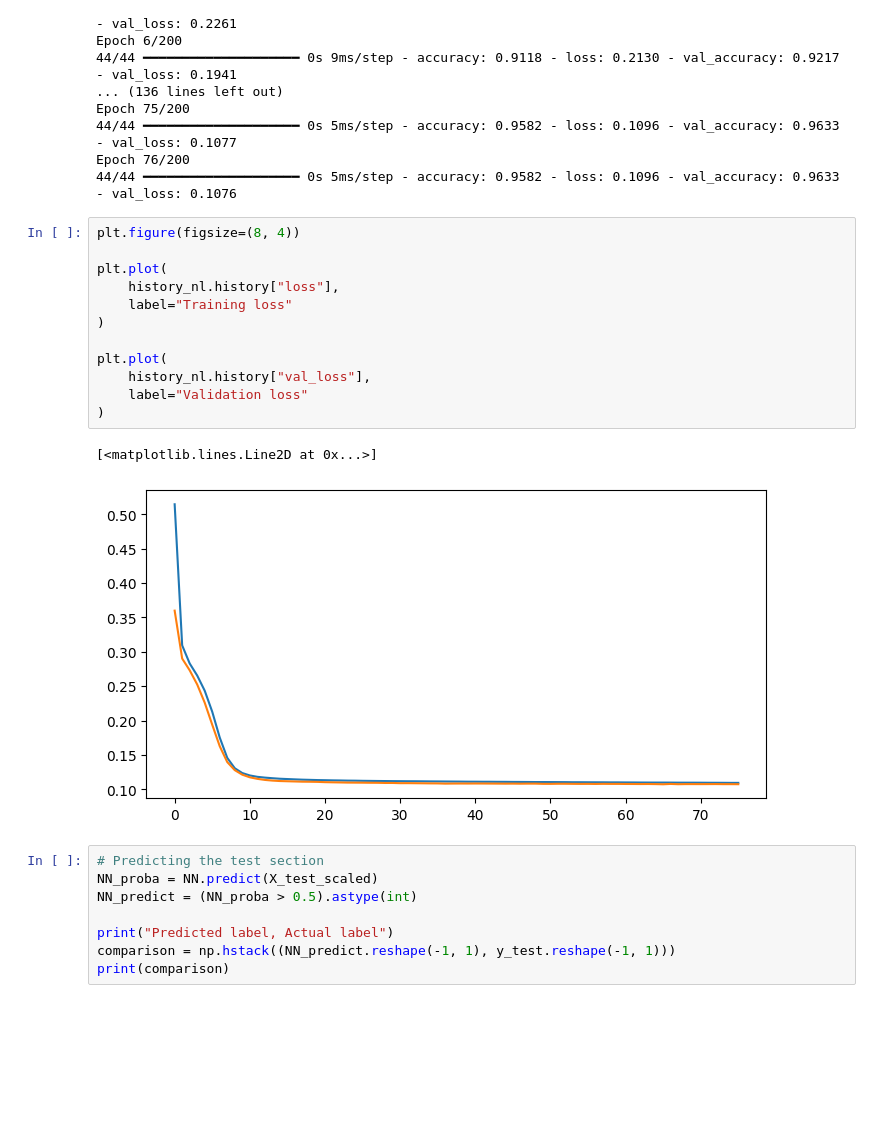
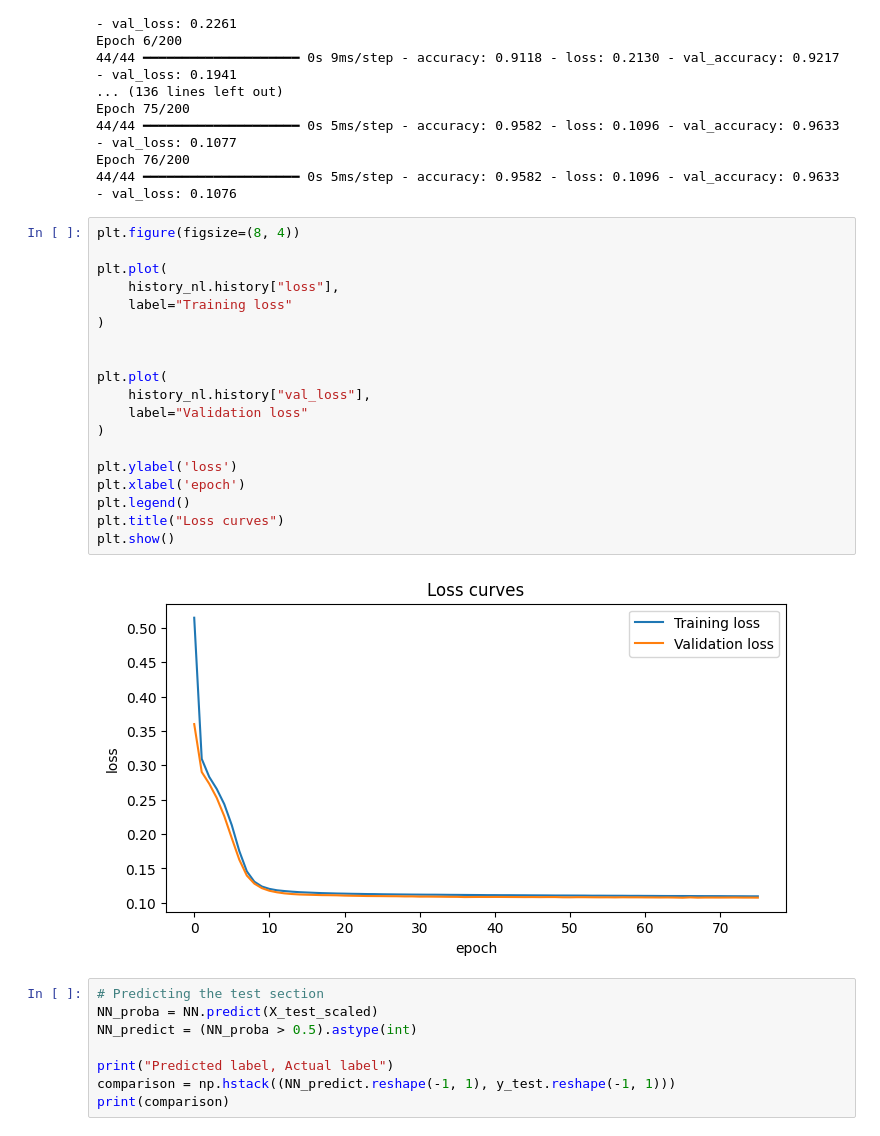
Before and after one commit to kuroshkarimi/Machine-Learning-and-Data-Analysis, a Jupyter notebook: Deep_Learning/Interleaving_Moons.ipynb, the cells around one changed output. Cells and saved outputs as stored; diff of their text form; blank space fills up the shorter version.

```diff
--- a/Deep_Learning/Interleaving_Moons.ipynb
+++ b/Deep_Learning/Interleaving_Moons.ipynb
@@ -219,18 +219,24 @@ Epoch 76/200
 # %%
 plt.figure(figsize=(8, 4))
 
 plt.plot(
     history_nl.history["loss"],
     label="Training loss"
 )
 
+
 plt.plot(
     history_nl.history["val_loss"],
     label="Validation loss"
 )
+
+plt.ylabel('loss')
+plt.xlabel('epoch')
+plt.legend()
+plt.title("Loss curves")
+plt.show()
 # %% [output]
-[<matplotlib.lines.Line2D at 0x...>]
-[figure, old version]
+[figure, new version]
 # %%
 # Predicting the test section
 NN_proba = NN.predict(X_test_scaled)
```
